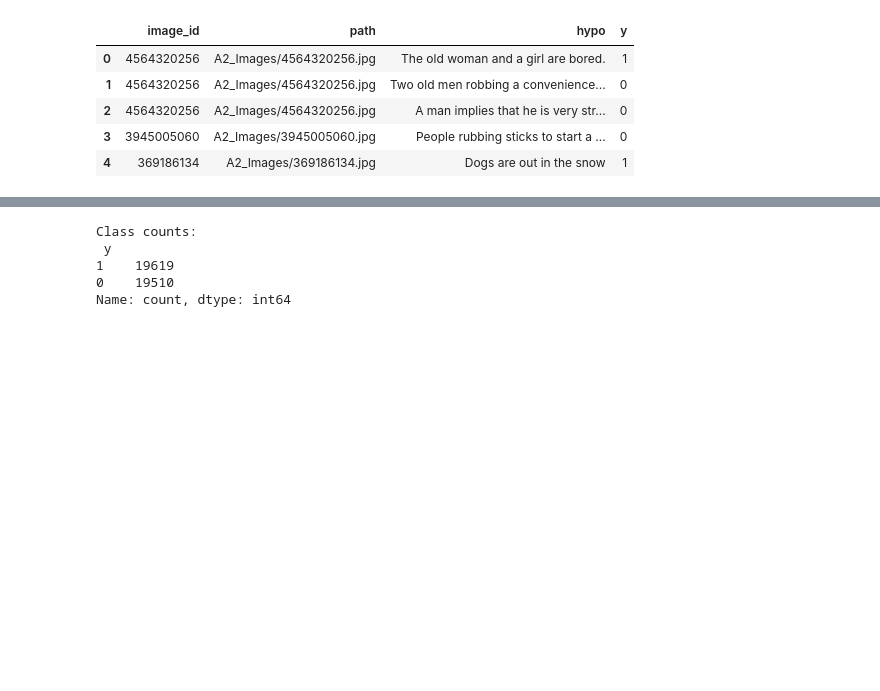
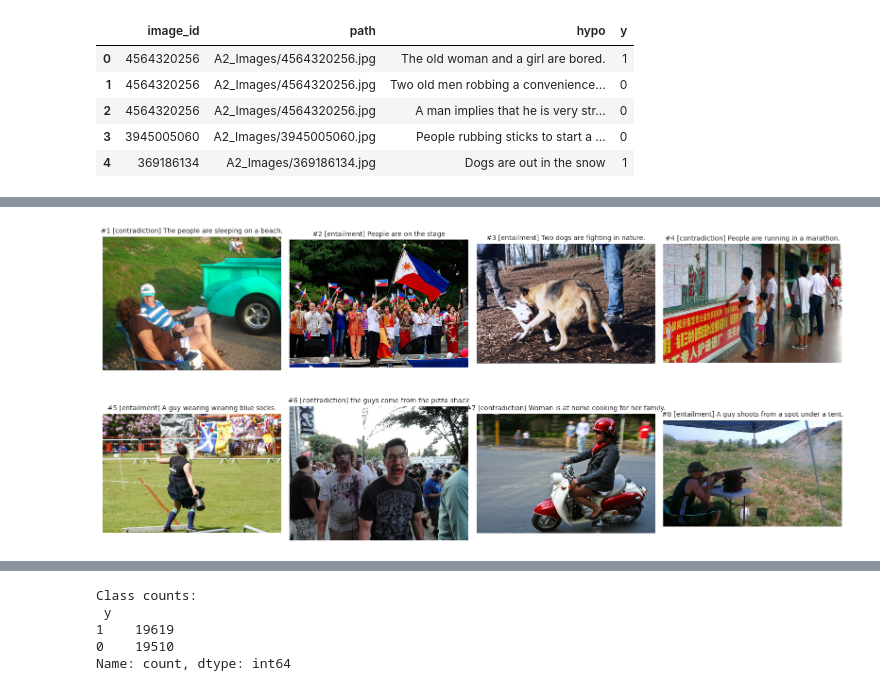
Before and after one commit to sheikhmunim/deep_learning_for_entailment_prediction-, a Jupyter notebook: assignment_2-Copy1.ipynb, the cells around one changed output, grey strips where cells are left out. Drawn from its saved outputs; the diff is of its cells as text; code cells hidden in the pictures; blank space fills up the shorter version.

```diff
--- a/assignment_2-Copy1.ipynb
+++ b/assignment_2-Copy1.ipynb
@@ -161 +171,34 @@ Loaded rows: 39129 | usable: 39129 | missing images: 0
+# %%
+from PIL import Image
+import matplotlib.pyplot as plt
+import numpy as np
+import random
+import textwrap
+
+
+# ---------- Grid view (R x C) ----------
+def show_grid(df, R=2, C=3, seed=42, wrap=40):
+    rng = np.random.default_rng(seed)
+    idxs = rng.choice(len(df), size=R*C, replace=False)
+    fig, axes = plt.subplots(R, C, figsize=(4*C, 4*R))
+    axes = axes.ravel()
+
+    for num, (ax, i) in enumerate(zip(axes, idxs), start=1):
+        row = df.iloc[i]
+        try:
+            img = Image.open(row["path"]).convert("RGB")
+            ax.imshow(img)
+        except Exception as e:
+            ax.text(0.5, 0.5, f"Error:\n{e}", ha="center", va="center")
+        ax.axis("off")
+
+        label = "entailment" if row["y"] == 1 else "contradiction"
+        hypo_wrapped = "\n".join(textwrap.wrap(row["hypo"], width=wrap))
+        ax.set_title(f"#{num} [{label}] {hypo_wrapped}", fontsize=10)
+    plt.tight_layout()
+    plt.show()
+
+show_grid(df, R=2, C=4, seed=42)
+# %% [output]
+[figure, added]
 # %% [markdown]
```
Also changed, not shown: parts of 49 cells of this notebook.
